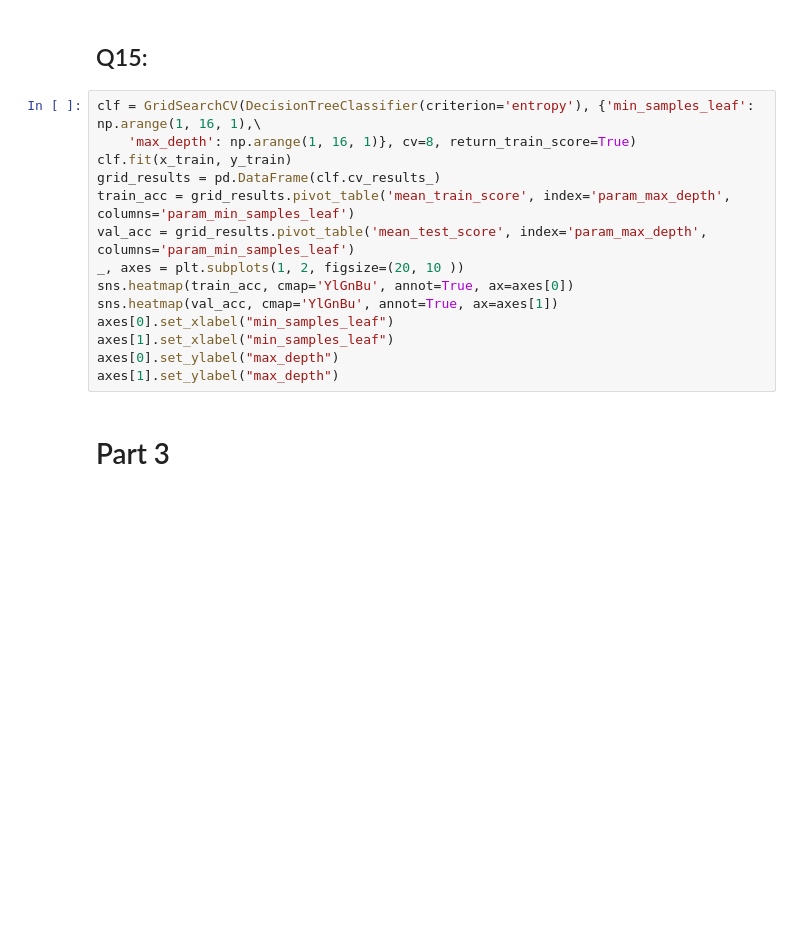
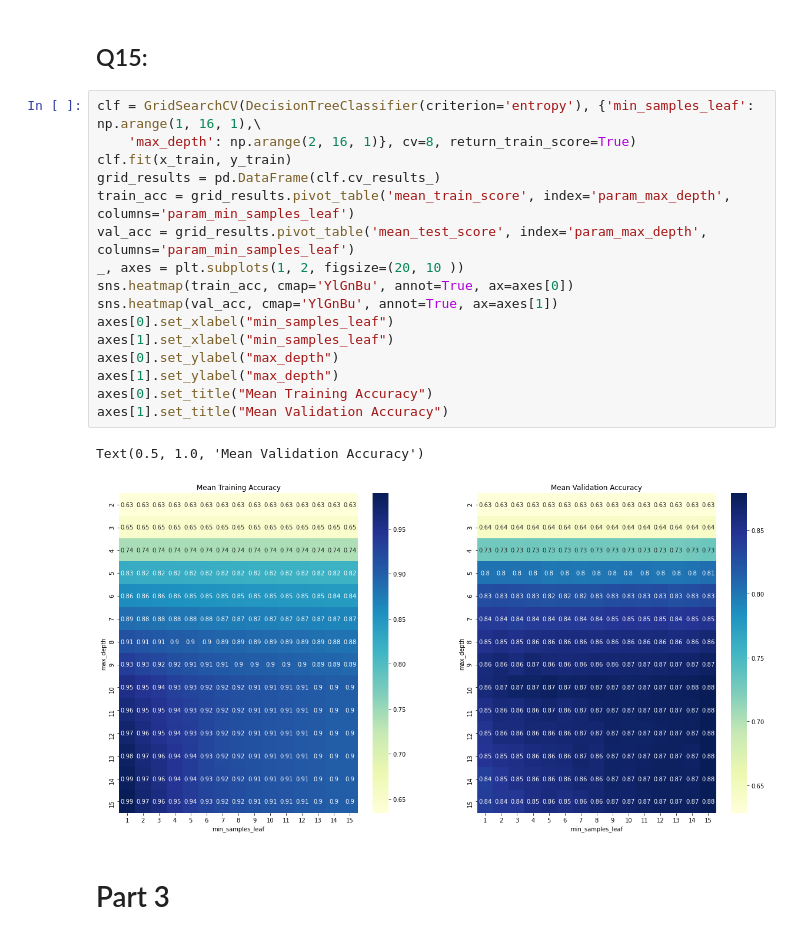
Before and after one commit to Av0cat0/IntroToML-cs236756-HW2, a Jupyter notebook: 313575599-308160647.ipynb, the cells around one changed output. Cells and saved outputs as stored; diff of their text form; blank space fills up the shorter version.

```diff
--- a/313575599-308160647.ipynb
+++ b/313575599-308160647.ipynb
@@ -230,18 +266,23 @@ plot_tree(h, filled=True, feature_names=features, fontsize=10)
 ## Q15:
 # %%
 clf = GridSearchCV(DecisionTreeClassifier(criterion='entropy'), {'min_samples_leaf': np.arange(1, 16, 1),\
-    'max_depth': np.arange(1, 16, 1)}, cv=8, return_train_score=True)
+    'max_depth': np.arange(2, 16, 1)}, cv=8, return_train_score=True)
 clf.fit(x_train, y_train)
 grid_results = pd.DataFrame(clf.cv_results_)
 train_acc = grid_results.pivot_table('mean_train_score', index='param_max_depth', columns='param_min_samples_leaf')
 val_acc = grid_results.pivot_table('mean_test_score', index='param_max_depth', columns='param_min_samples_leaf')
 _, axes = plt.subplots(1, 2, figsize=(20, 10 ))
 sns.heatmap(train_acc, cmap='YlGnBu', annot=True, ax=axes[0])
 sns.heatmap(val_acc, cmap='YlGnBu', annot=True, ax=axes[1])
 axes[0].set_xlabel("min_samples_leaf")
 axes[1].set_xlabel("min_samples_leaf")
 axes[0].set_ylabel("max_depth")
 axes[1].set_ylabel("max_depth")
+axes[0].set_title("Mean Training Accuracy")
+axes[1].set_title("Mean Validation Accuracy")
+# %% [output]
+Text(0.5, 1.0, 'Mean Validation Accuracy')
+[figure, added]
 # %% [markdown]
 # Part 3
 # %%
```
Also changed, not shown: parts of 3 cells of this notebook, 9 other files.
